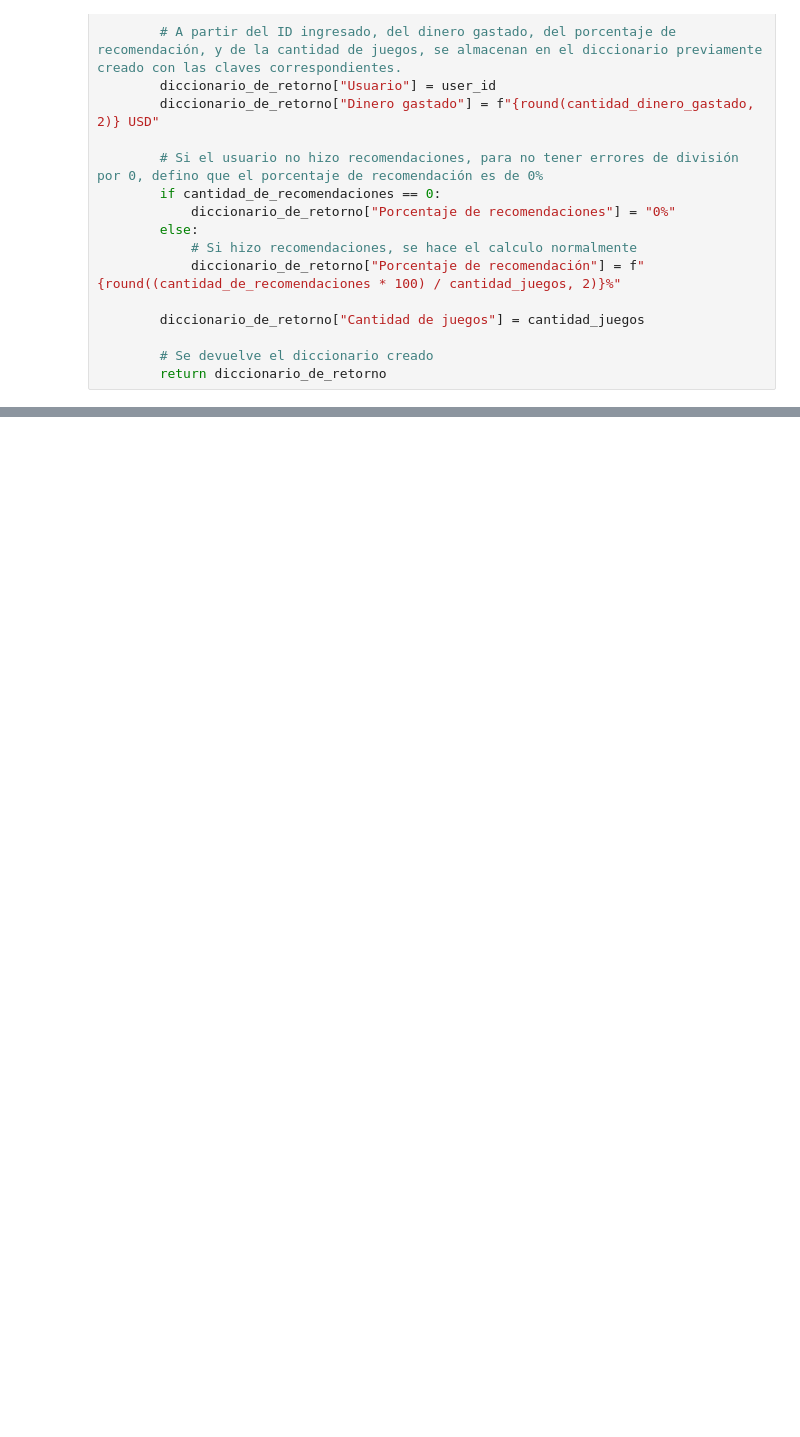
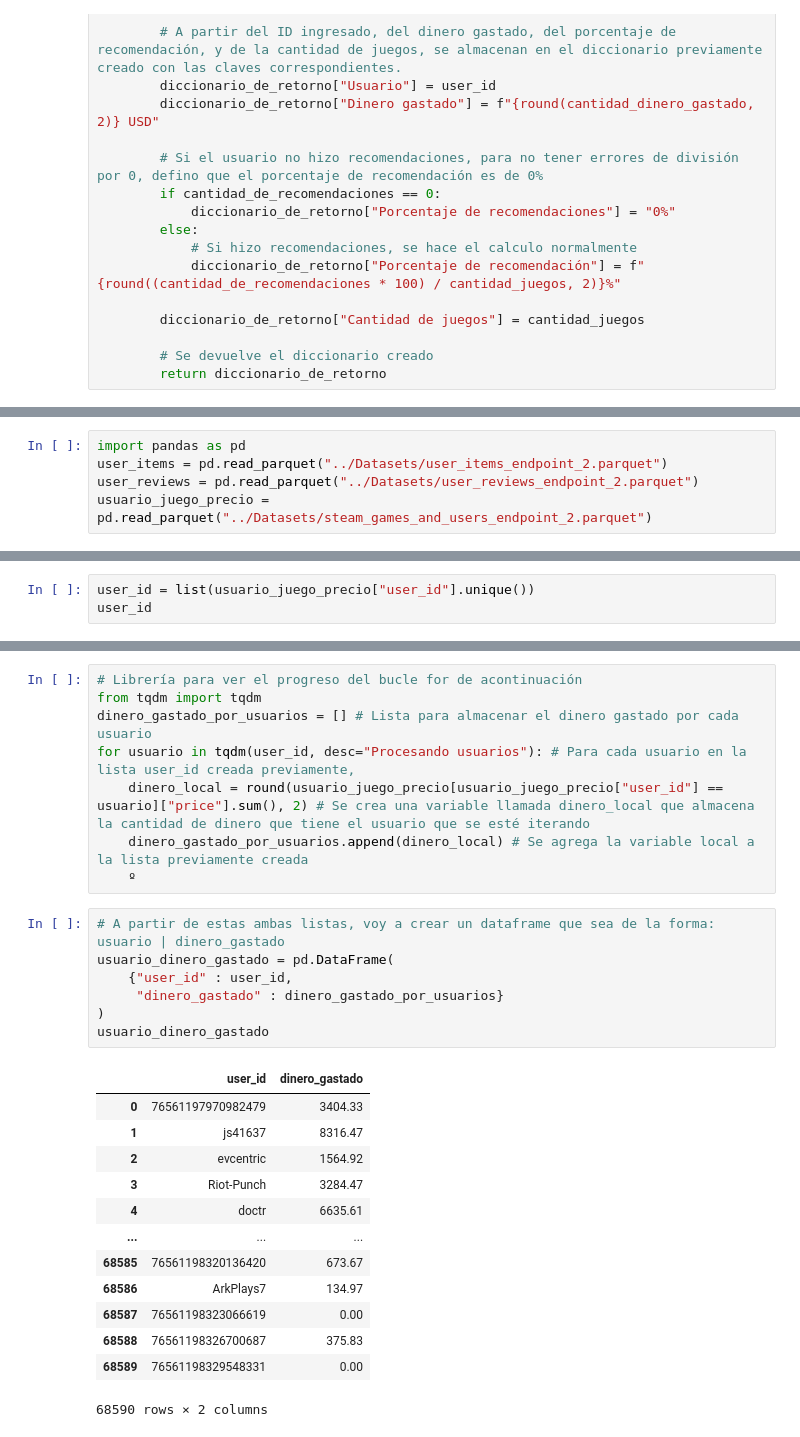
Before and after one commit to Tagliaferro22/steam-games, a Jupyter notebook: endpoints/endpoint_2.ipynb, the cells around one changed output, grey strips where cells are left out. Drawn from its saved outputs; the diff is of its cells as text; blank space fills up the shorter version.

```diff
--- a/endpoints/endpoint_2.ipynb
+++ b/endpoints/endpoint_2.ipynb
@@ -461,0 +531,5 @@ def user_data(user_id):
+# %%
+import pandas as pd
+user_items = pd.read_parquet("../Datasets/user_items_endpoint_2.parquet")
+user_reviews = pd.read_parquet("../Datasets/user_reviews_endpoint_2.parquet")
+usuario_juego_precio = pd.read_parquet("../Datasets/steam_games_and_users_endpoint_2.parquet")
@@ -461,0 +671,3 @@ def user_data(user_id):
+# %%
+user_id = list(usuario_juego_precio["user_id"].unique())
+user_id
@@ -461,0 +692,29 @@ def user_data(user_id):
+# %%
+# Librería para ver el progreso del bucle for de acontinuación
+from tqdm import tqdm
+dinero_gastado_por_usuarios = [] # Lista para almacenar el dinero gastado por cada usuario
+for usuario in tqdm(user_id, desc="Procesando usuarios"): # Para cada usuario en la lista user_id creada previamente,
+    dinero_local = round(usuario_juego_precio[usuario_juego_precio["user_id"] == usuario]["price"].sum(), 2) # Se crea una variable llamada dinero_local que almacena la cantidad de dinero que tiene el usuario que se esté iterando
+    dinero_gastado_por_usuarios.append(dinero_local) # Se agrega la variable local a la lista previamente creada
+    º
+# %%
+# A partir de estas ambas listas, voy a crear un dataframe que sea de la forma: usuario | dinero_gastado
+usuario_dinero_gastado = pd.DataFrame(
+    {"user_id" : user_id,
+     "dinero_gastado" : dinero_gastado_por_usuarios}
+)
+usuario_dinero_gastado
+# %% [output]
+|  | user_id | dinero_gastado |
+| 0 | 76561197970982479 | 3404.33 |
+| 1 | js41637 | 8316.47 |
+| 2 | evcentric | 1564.92 |
+| 3 | Riot-Punch | 3284.47 |
+| 4 | doctr | 6635.61 |
+| ... | ... | ... |
+| 68585 | 76561198320136420 | 673.67 |
+| 68586 | ArkPlays7 | 134.97 |
+| 68587 | 76561198323066619 | 0.00 |
+| 68588 | 76561198326700687 | 375.83 |
+| 68589 | 76561198329548331 | 0.00 |
+68590 rows × 2 columns
```
Also changed, not shown: parts of 26 cells of this notebook, 5 other files.
